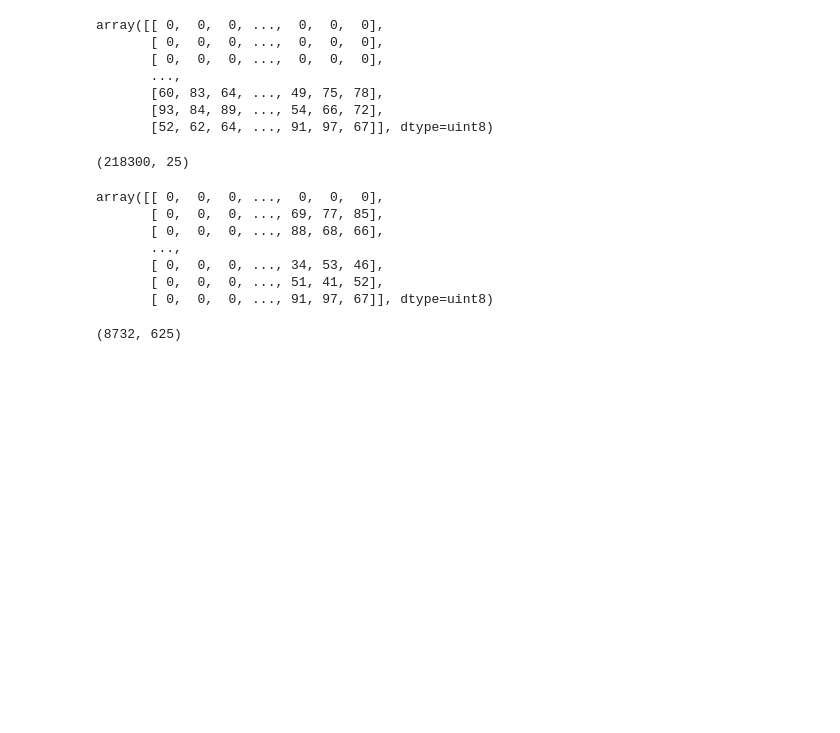
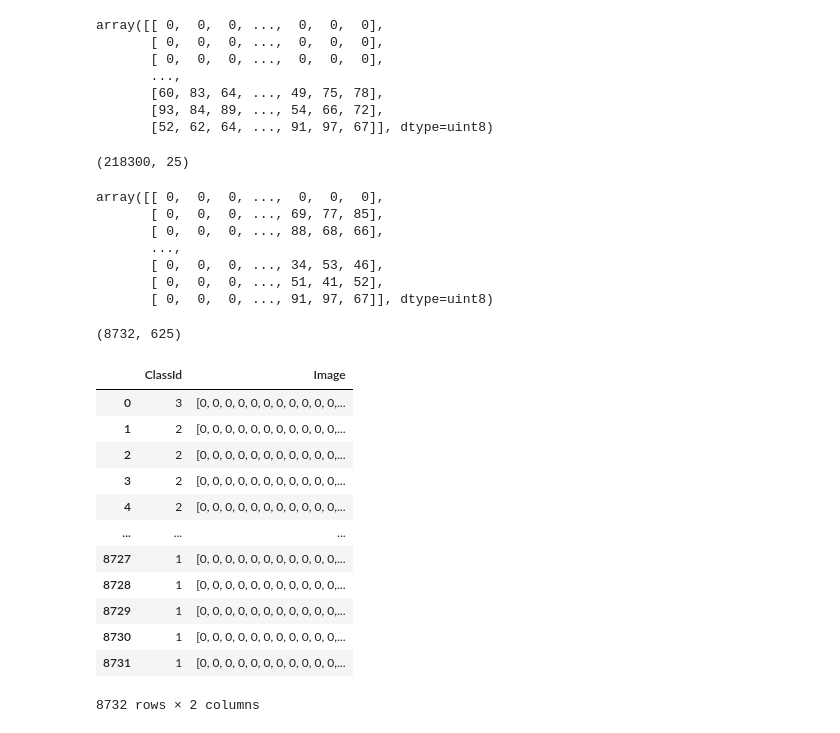
Before and after one commit to gr-uzun/urban-sounds, a Jupyter notebook: Urban_Sounds_On_Isleme.ipynb, the cells around one changed output. Cells and saved outputs as stored; diff of their text form; code cells hidden in the pictures; blank space fills up the shorter version.

```diff
--- a/Urban_Sounds_On_Isleme.ipynb
+++ b/Urban_Sounds_On_Isleme.ipynb
@@ -232,9 +238,9 @@ arrImage.shape
 # %% [output]
 (218300, 25)
 # %%
-arrImage = arrImage.reshape((int(218300/image_width)),(image_width*image_height))
+arrImage2 = arrImage.reshape((int(218300/image_width)),(image_width*image_height))
 
-arrImage
+arrImage2
 # %% [output]
 array([[ 0,  0,  0, ...,  0,  0,  0],
        [ 0,  0,  0, ..., 69, 77, 85],
@@ -248,2 +254,33 @@ arrImage.shape
 # %% [output]
 (8732, 625)
+# %%
+arrImage3 = np.empty(dtype=np.ndarray,shape=(arrClassId.size,))
+
+i = 0
+
+for x in arrImage2:
+  arrImage3[i] = x.flatten()
+
+  i = i + 1
+# %%
+df_image = pd.DataFrame()
+
+df_image["ClassId"] = arrClassId
+
+df_image["Image"] = arrImage3
+
+df_image
+# %% [output]
+|  | ClassId | Image |
+| 0 | 3 | [0, 0, 0, 0, 0, 0, 0, 0, 0, 0, 0,... |
+| 1 | 2 | [0, 0, 0, 0, 0, 0, 0, 0, 0, 0, 0,... |
+| 2 | 2 | [0, 0, 0, 0, 0, 0, 0, 0, 0, 0, 0,... |
+| 3 | 2 | [0, 0, 0, 0, 0, 0, 0, 0, 0, 0, 0,... |
+| 4 | 2 | [0, 0, 0, 0, 0, 0, 0, 0, 0, 0, 0,... |
+| ... | ... | ... |
+| 8727 | 1 | [0, 0, 0, 0, 0, 0, 0, 0, 0, 0, 0,... |
+| 8728 | 1 | [0, 0, 0, 0, 0, 0, 0, 0, 0, 0, 0,... |
+| 8729 | 1 | [0, 0, 0, 0, 0, 0, 0, 0, 0, 0, 0,... |
+| 8730 | 1 | [0, 0, 0, 0, 0, 0, 0, 0, 0, 0, 0,... |
+| 8731 | 1 | [0, 0, 0, 0, 0, 0, 0, 0, 0, 0, 0,... |
+8732 rows × 2 columns
```
Also changed, not shown: parts of 3 cells of this notebook.
